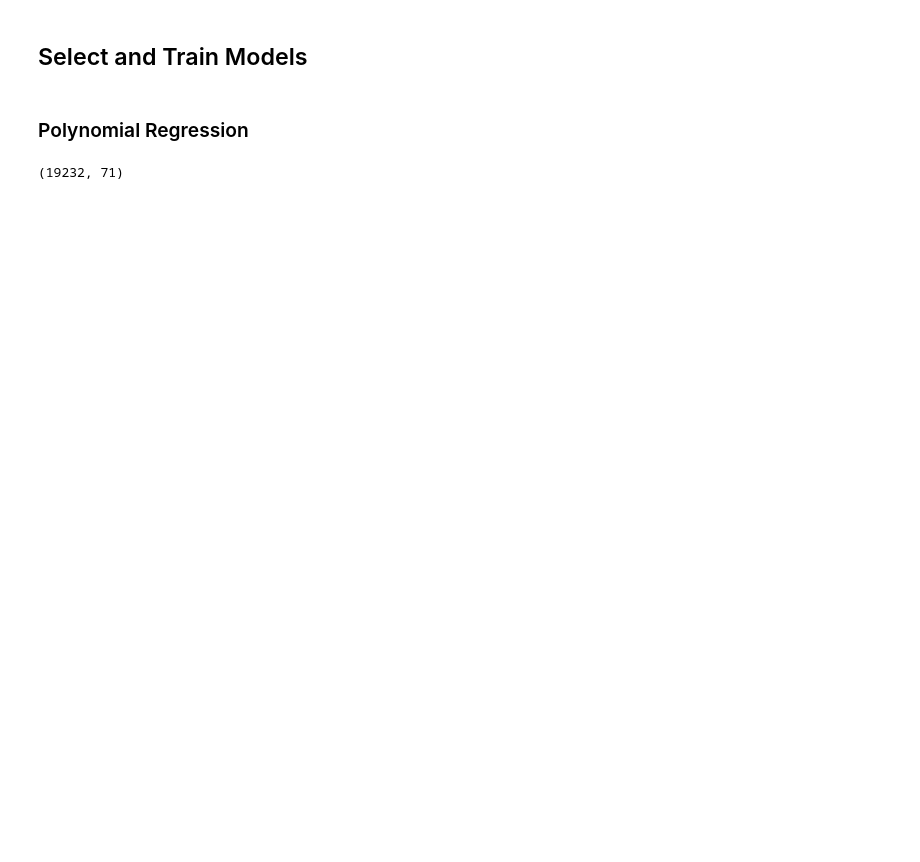
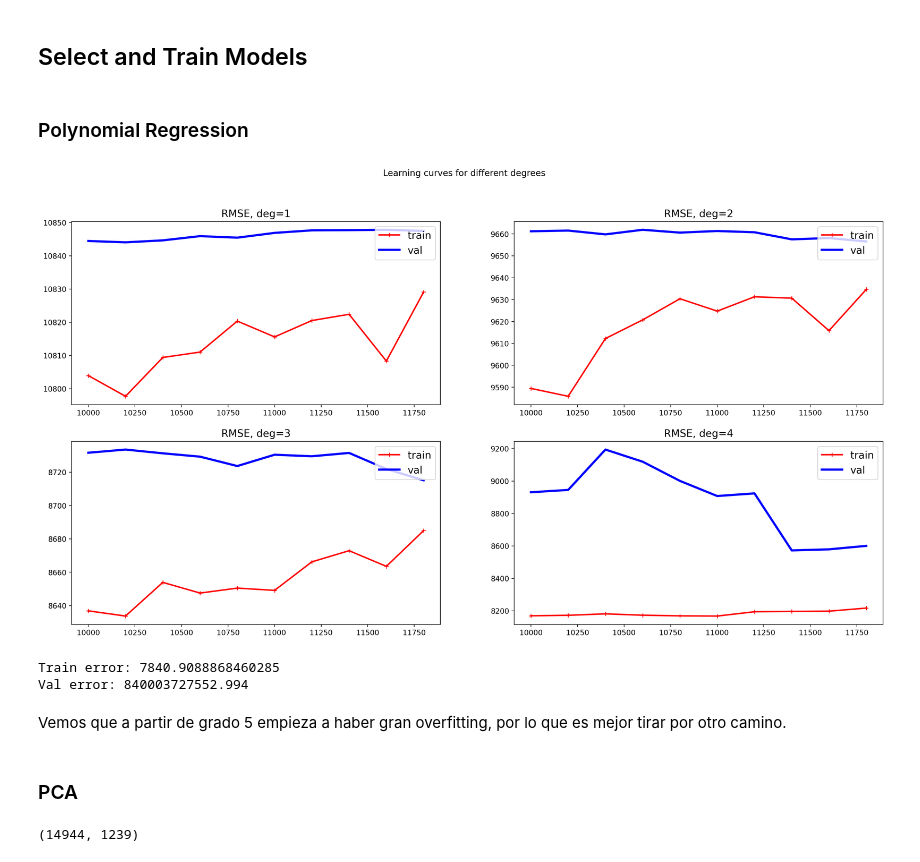
Before and after one commit to JoaquinMateosBarroso/Car_Prices, a Jupyter notebook: CarPrices.ipynb, the cells around one changed output. Saved outputs shown, nothing was run; the diff lists cells and outputs as text; code cells hidden in the pictures; blank space fills up the shorter version.

```diff
--- a/CarPrices.ipynb
+++ b/CarPrices.ipynb
@@ -285,17 +313,21 @@ def plot_learning_curves(ax, model, X, y, degree):
         train_errors.append(mean_squared_error(y_train[:m], y_train_predict))
         val_errors.append(mean_squared_error(y_val, y_val_predict))
 
-    ax.plot(np.sqrt(train_errors), "r-+", linewidth=2, label="train", scalex=200)
-    # plt.plot(np.sqrt(val_errors), "b-", linewidth=3, label="val")
-    # plt.plot(np.abs(np.sqrt(train_errors)-np.sqrt(val_errors)), "grey",linewidth=3, label="diff")
+    ax.plot(np.arange(10000, len(x_train) + 1, step=200), np.sqrt(train_errors), "r-+", linewidth=2, label="train", scalex=200)
+    ax.plot(np.arange(10000, len(x_train) + 1, step=200), np.sqrt(val_errors), "b-", linewidth=3, label="val")
+    # ax.plot(np.abs(np.sqrt(train_errors)-np.sqrt(val_errors)), "grey",linewidth=3, label="diff")
     ax.legend(loc="upper right", fontsize=14)
     ax.set_title(f"RMSE, deg={degree}", fontsize=14)
 # %%
 fig, axs = plt.subplots(2, 2)
 
 fig.suptitle("Learning curves for different degrees")
 fig.set_dpi(200)
 fig.set_size_inches(20, 10)
 
 for i, degree in zip(range(4), [1, 2, 3, 4]):
-    plot_learning_curves(axs[int(i/2)][i%2], get_polynomial_regression(degree), X_prepared, Y_train, degree)
+    plot_learning_curves(axs[int(i/2)][i%2],
+                         get_polynomial_regression(degree),
+                         X_prepared, Y_train, degree)
+# %% [output]
+[figure, added]
@@ -316,5 +334,22 @@ def get_SGDpolynomial_regression(degree):
+# %%
+x_train, x_val, y_train, y_val = train_test_split(X_prepared, Y_train, test_size=0.2, random_state=42)
+
+pol_reg = get_polynomial_regression(5).fit(x_train, y_train)
+
+y_train_predict = pol_reg.predict(x_train)
+y_val_predict = pol_reg.predict(x_val)
+
+print(f"Train error: {np.sqrt(mean_squared_error(y_train, y_train_predict))}")
+print(f"Val error: {np.sqrt(mean_squared_error(y_val, y_val_predict))}")
+# %% [output]
+Train error: 7840.9088868460285
+Val error: 840003727552.994
+# %% [markdown]
+Vemos que a partir de grado 5 empieza a haber gran overfitting, por lo que es mejor tirar por otro camino.
+# %% [markdown]
+### PCA
 # %%
-X_prepared_complete = get_X_prepared(["Model", "Category", "Fuel type", "Gear box type", "Drive wheels", "Color", "Wheel"]) # Same as before but including Manufacturer
+X_prepared_complete = get_X_prepared([])
 X_prepared_complete.shape
 # %% [output]
-(19232, 71)
+(14944, 1239)
```
Also changed, not shown: parts of 20 cells of this notebook.
